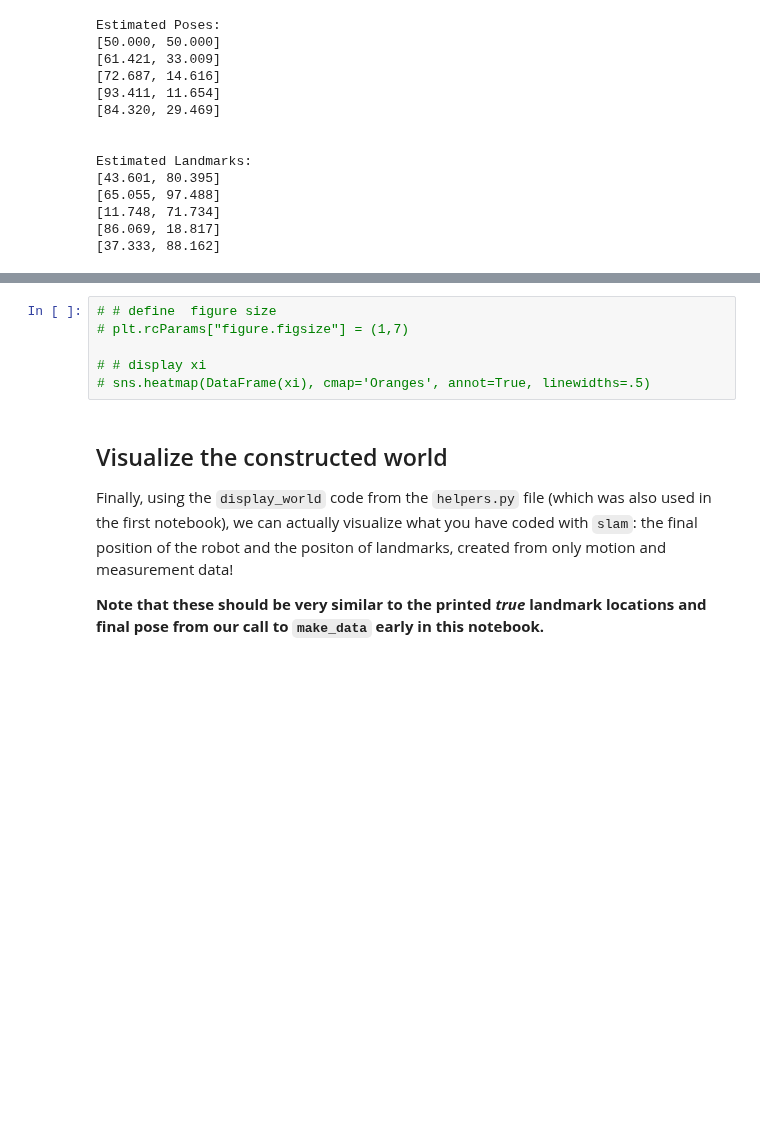
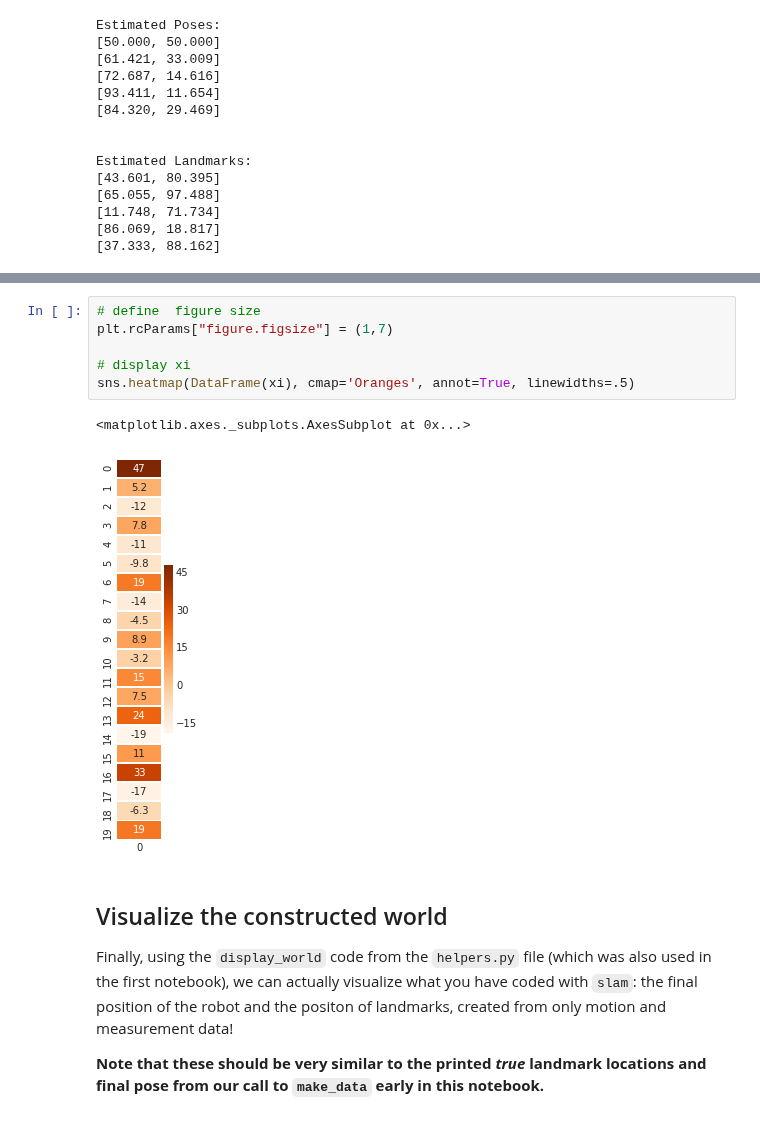
Before and after one commit to gotamist/vision, a Jupyter notebook: SLAM/3_Landmark_Detection_and_Tracking.ipynb, the cells around one changed output, grey strips where cells are left out. Drawn from its saved outputs; the diff is of its cells as text; blank space fills up the shorter version.

```diff
--- a/SLAM/3_Landmark_Detection_and_Tracking.ipynb
+++ b/SLAM/3_Landmark_Detection_and_Tracking.ipynb
@@ -358,9 +361,12 @@ Estimated Landmarks:
 # %%
-# # define  figure size
-# plt.rcParams["figure.figsize"] = (1,7)
+# define  figure size
+plt.rcParams["figure.figsize"] = (1,7)
 
-# # display xi
-# sns.heatmap(DataFrame(xi), cmap='Oranges', annot=True, linewidths=.5)
+# display xi
+sns.heatmap(DataFrame(xi), cmap='Oranges', annot=True, linewidths=.5)
+# %% [output]
+<matplotlib.axes._subplots.AxesSubplot at 0x...>
+[figure, added]
 # %% [markdown]
 ## Visualize the constructed world
 
```
Also changed, not shown: parts of 1 cell of this notebook.
